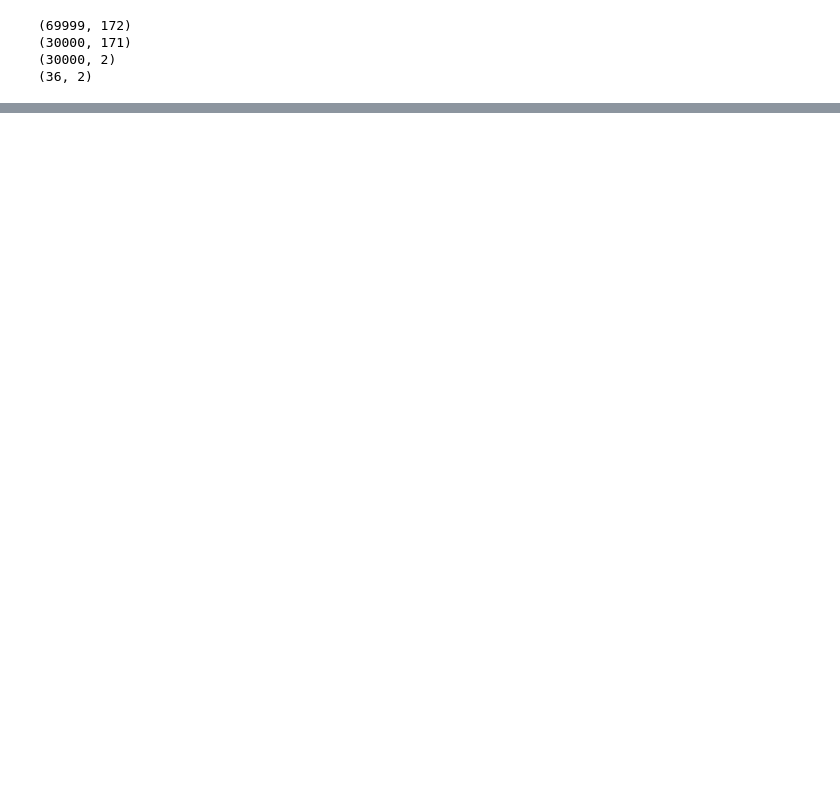
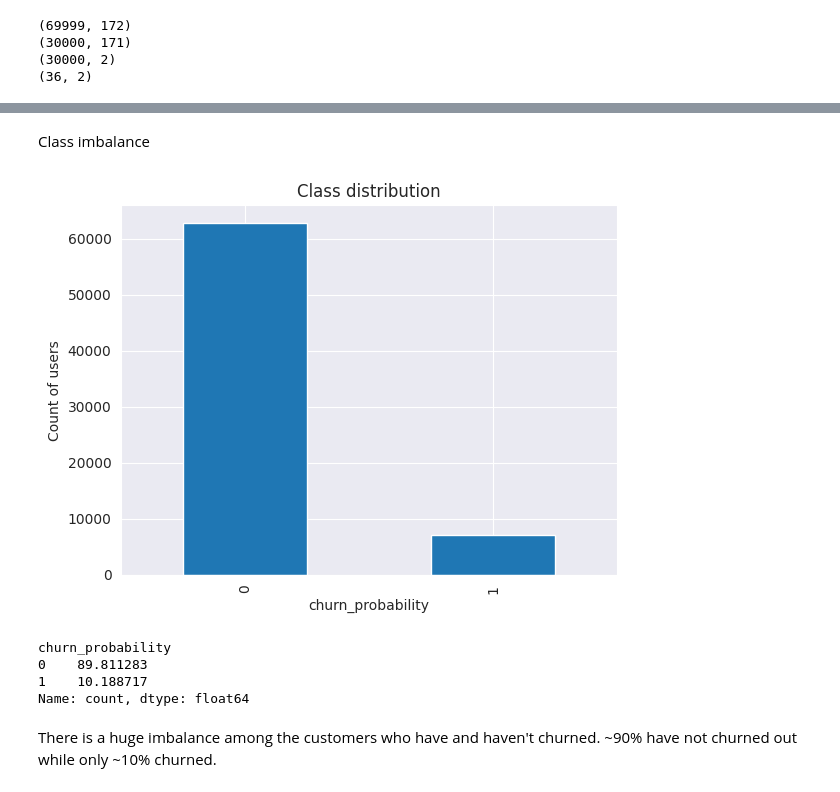
Before and after one commit to eeshangpt/TelecomChurn, a Jupyter notebook: Telecom Churn Prediction.ipynb, the cells around one changed output, grey strips where cells are left out. Cells and saved outputs as stored; diff of their text form; code cells hidden in the pictures; blank space fills up the shorter version.

```diff
--- a/Telecom Churn Prediction.ipynb
+++ b/Telecom Churn Prediction.ipynb
@@ -583,0 +115,3 @@ You can now take this file and upload it as a submission on Kaggle.
+# %%
+empty_columns = data.columns[(data.isna().sum(axis=0) / data.shape[0]) > .50].tolist()
+empty_columns
@@ -583,0 +138,7 @@ You can now take this file and upload it as a submission on Kaggle.
+# %%
+usable_columns = [i for i in data.columns if i not in empty_columns]
+# %%
+data = data[usable_columns]
+y = data.pop('churn_probability')
+usable_columns = data.columns.tolist()
+data.head()
@@ -583,0 +235,19 @@ You can now take this file and upload it as a submission on Kaggle.
+# %% [markdown]
+Class imbalance
+# %%
+plt.figure()
+y.value_counts().plot(kind='bar')
+plt.ylabel('Count of users')
+plt.title('Class distribution')
+plt.show()
+# %% [output]
+[figure, added]
+# %%
+y.value_counts() * 100 / y.value_counts().sum()
+# %% [output]
+churn_probability
+0    89.811283
+1    10.188717
+Name: count, dtype: float64
+# %% [markdown]
+There is a huge imbalance among the customers who have and haven't churned. ~90% have not churned out while only ~10% churned.
```
Also changed, not shown: parts of 103 cells of this notebook, 1 other file.
